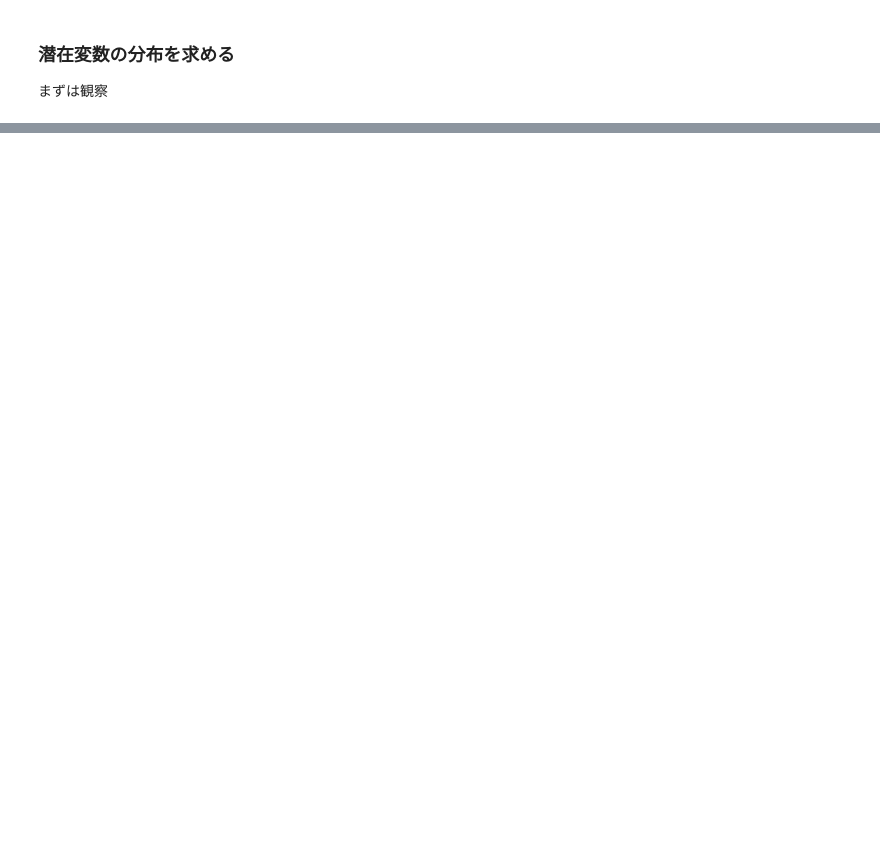
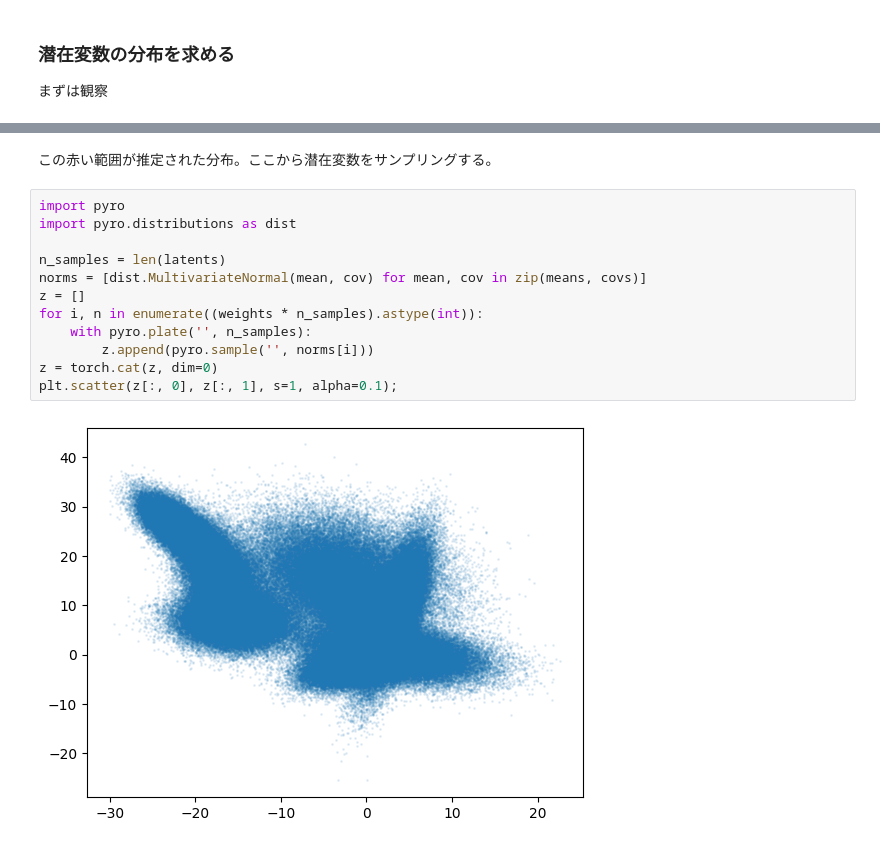
Before and after one commit to misya11p/Autoencoder-study, a Jupyter notebook: AE.ipynb, the cells around one changed output, grey strips where cells are left out. Drawn from its saved outputs; the diff is of its cells as text; blank space fills up the shorter version.

```diff
--- a/AE.ipynb
+++ b/AE.ipynb
@@ -414,0 +432,16 @@ ax2.hist(images[:, 1], bins=100);
+# %% [markdown]
+この赤い範囲が推定された分布。ここから潜在変数をサンプリングする。
+# %%
+import pyro
+import pyro.distributions as dist
+
+n_samples = len(latents)
+norms = [dist.MultivariateNormal(mean, cov) for mean, cov in zip(means, covs)]
+z = []
+for i, n in enumerate((weights * n_samples).astype(int)):
+    with pyro.plate('', n_samples):
+        z.append(pyro.sample('', norms[i]))
+z = torch.cat(z, dim=0)
+plt.scatter(z[:, 0], z[:, 1], s=1, alpha=0.1);
+# %% [output]
+[figure, added]
```
Also changed, not shown: parts of 21 cells of this notebook.
